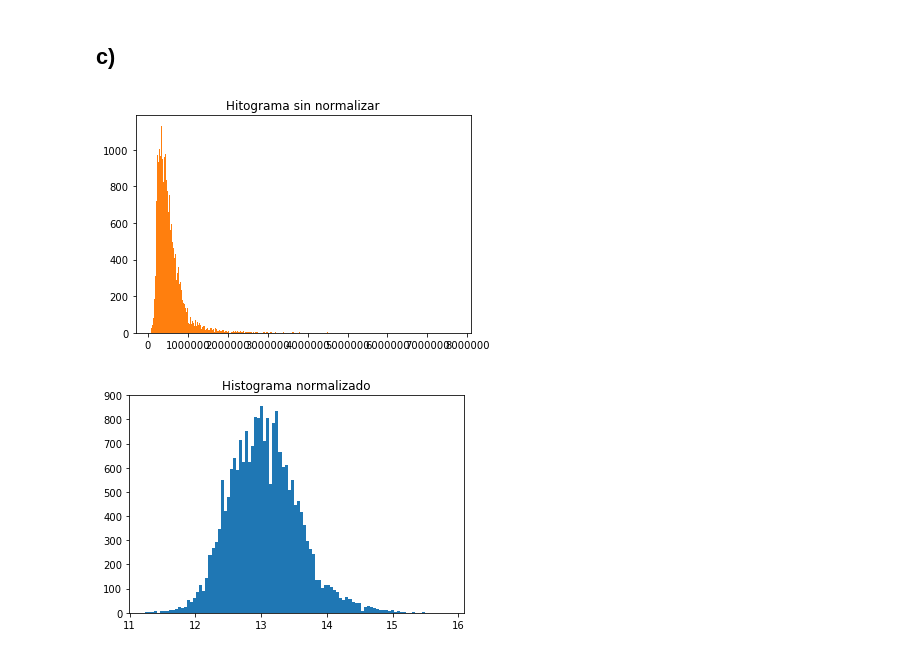
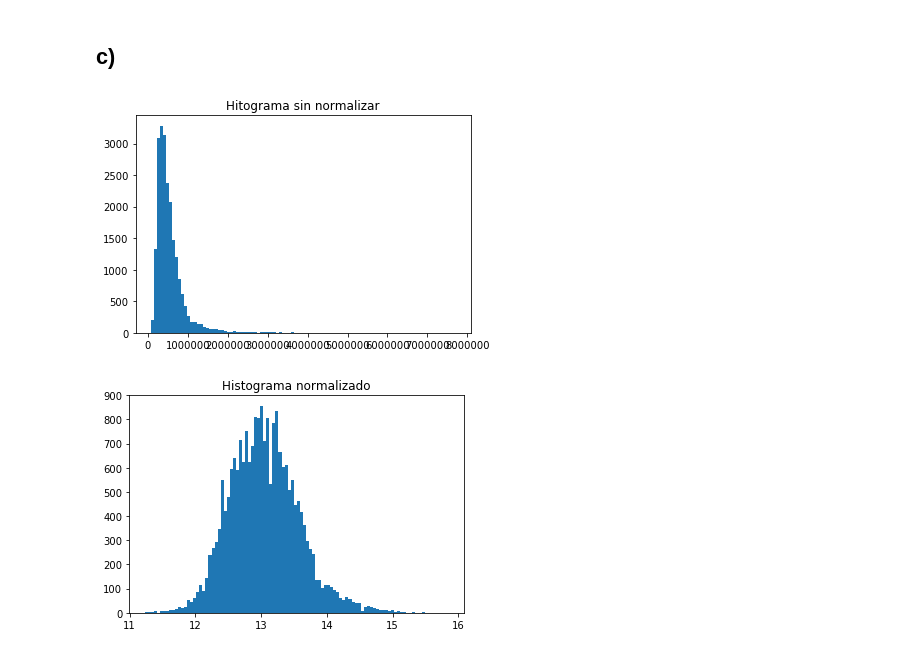
Before and after one commit to VitoVoti/ML_T1_LinReg, a Jupyter notebook: Tarea1 .ipynb, the cells around one changed output. Cells and saved outputs as stored; diff of their text form; code cells hidden in the pictures.

```diff
--- a/Tarea1 .ipynb
+++ b/Tarea1 .ipynb
@@ -61,10 +72,10 @@ df_scaled['price'] = np.log(df['price'])
 # %%
 from matplotlib.pylab import hist, show
 
 plt.title("Hitograma sin normalizar")
-plt.hist(a,bins='auto')
+plt.hist(df['price'],bins=100)
 plt.show()
 # %% [output]
-[figure, old version]
+[figure, new version]
 # %%
 plt.title("Histograma normalizado")
```
Also changed, not shown: parts of 23 cells of this notebook.
